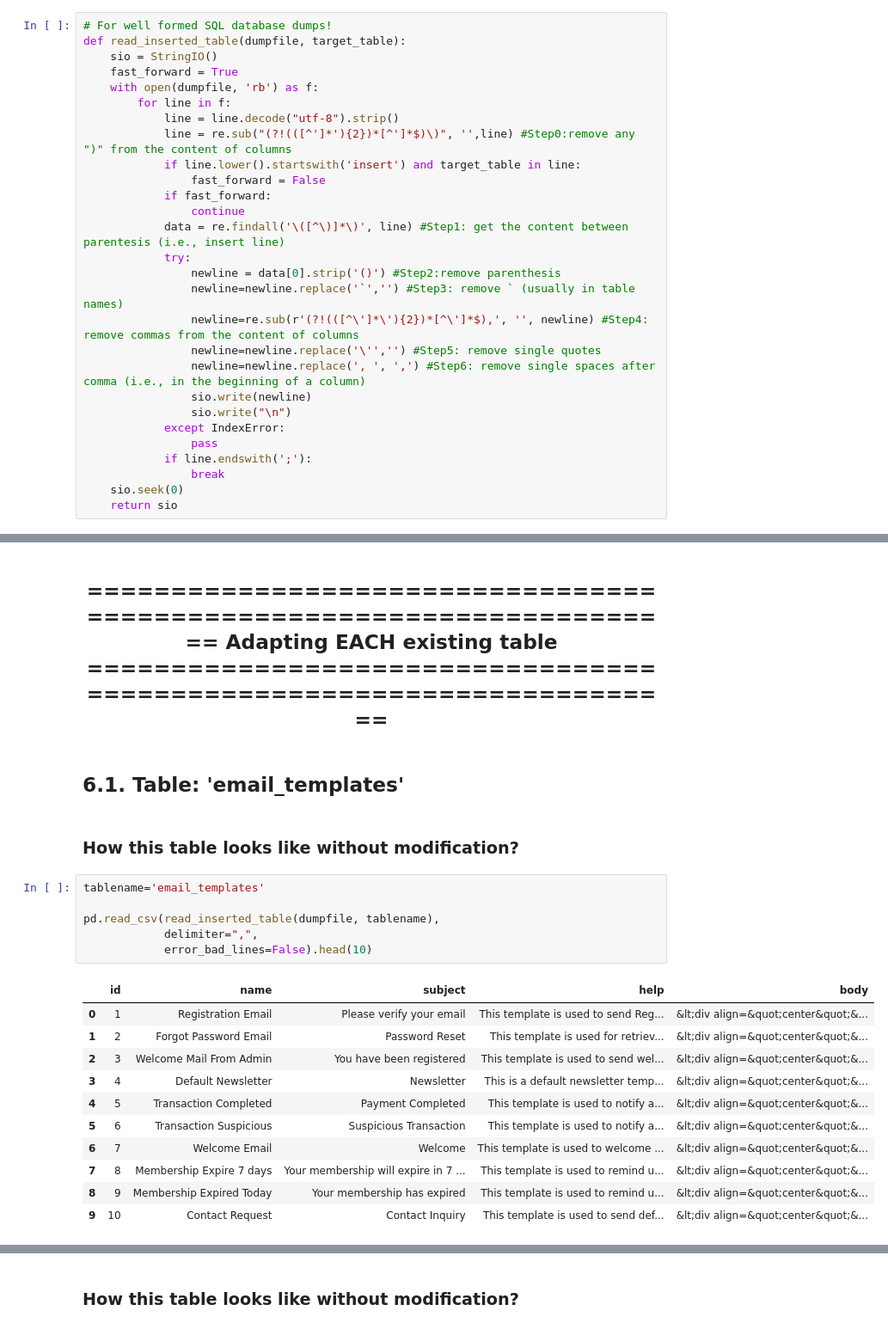
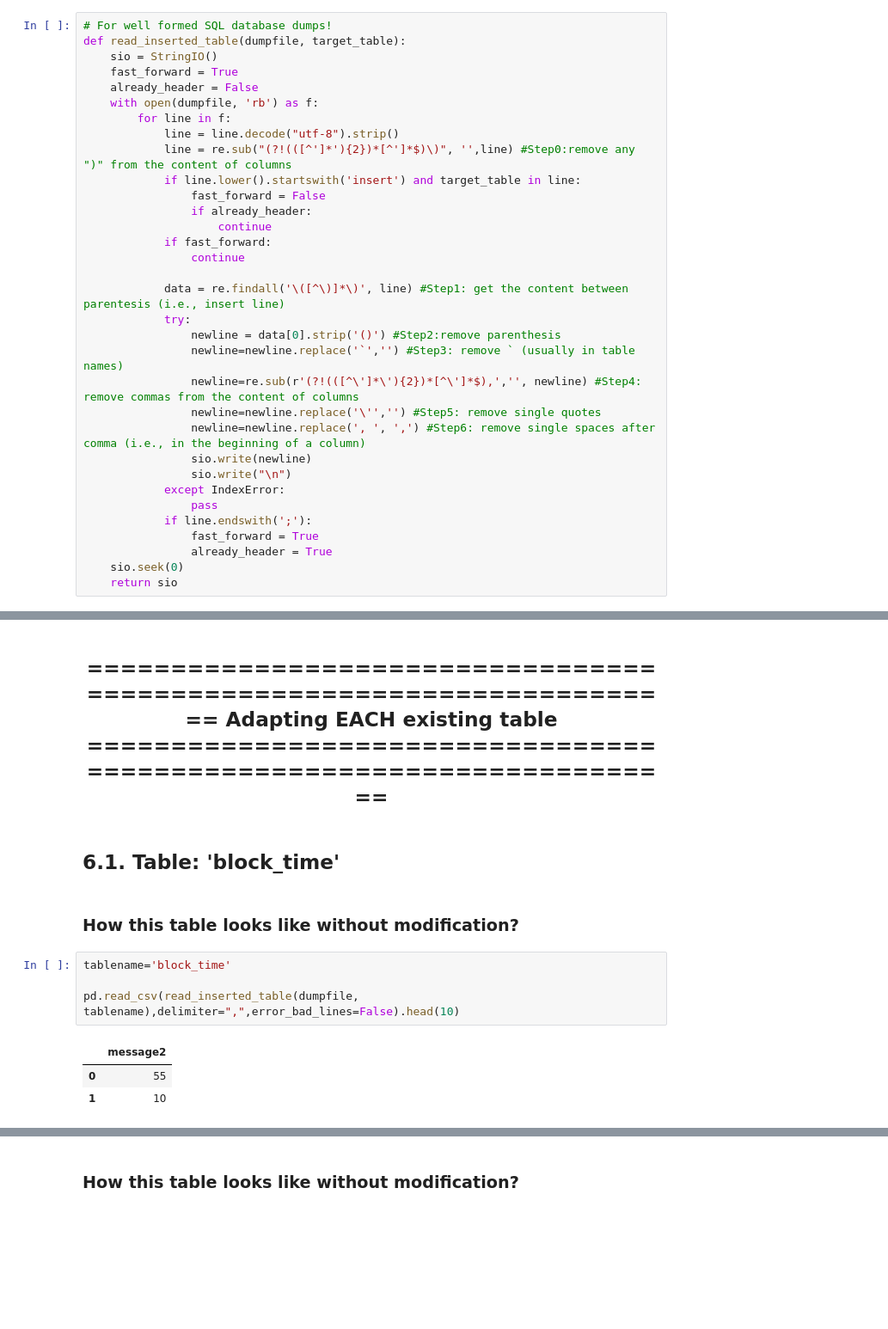
Before and after one commit to jjsantanna/booter_dbs_analyses, a Jupyter notebook: case_studies/xrhostbooter/analysis_xrhostbooter.ipynb, the cells around one changed output, grey strips where cells are left out. Shown at 86% size. Drawn from its saved outputs; the diff is of its cells as text; blank space fills up the shorter version.

```diff
--- a/case_studies/xrhostbooter/analysis_xrhostbooter.ipynb
+++ b/case_studies/xrhostbooter/analysis_xrhostbooter.ipynb
@@ -111,19 +111,23 @@ Additional functions
 def read_inserted_table(dumpfile, target_table):
     sio = StringIO()
     fast_forward = True
+    already_header = False
     with open(dumpfile, 'rb') as f:
         for line in f:
             line = line.decode("utf-8").strip()
             line = re.sub("(?!(([^']*'){2})*[^']*$)\)", '',line) #Step0:remove any ")" from the content of columns
             if line.lower().startswith('insert') and target_table in line:
                 fast_forward = False
+                if already_header:
+                    continue
             if fast_forward:
                 continue
+
             data = re.findall('\([^\)]*\)', line) #Step1: get the content between parentesis (i.e., insert line)
             try:
                 newline = data[0].strip('()') #Step2:remove parenthesis
                 newline=newline.replace('`','') #Step3: remove ` (usually in table names)
-                newline=re.sub(r'(?!(([^\']*\'){2})*[^\']*$),', '', newline) #Step4: remove commas from the content of columns
+                newline=re.sub(r'(?!(([^\']*\'){2})*[^\']*$),','', newline) #Step4: remove commas from the content of columns
                 newline=newline.replace('\'','') #Step5: remove single quotes
                 newline=newline.replace(', ', ',') #Step6: remove single spaces after comma (i.e., in the beginning of a column)
                 sio.write(newline)
@@ -131,6 +135,7 @@ def read_inserted_table(dumpfile, target_table):
             except IndexError:
                 pass
             if line.endswith(';'):
-                break
+                fast_forward = True
+                already_header = True
     sio.seek(0)
     return sio
@@ -207,26 +217,16 @@ def strip_insertintologs(text):
 Adapting EACH existing table
 ======================================================================</h2>
 # %% [markdown]
-## 6.1. Table: 'email_templates'
+## 6.1. Table: 'block_time'
 # %% [markdown]
 ### How this table looks like without modification?
 # %%
-tablename='email_templates'
+tablename='block_time'
 
-pd.read_csv(read_inserted_table(dumpfile, tablename),
-            delimiter=",",
-            error_bad_lines=False).head(10)
+pd.read_csv(read_inserted_table(dumpfile, tablename),delimiter=",",error_bad_lines=False).head(10)
 # %% [output]
-|  | id | name | subject | help | body |
-| 0 | 1 | Registration Email | Please verify your email | This template is used to send Reg... | &lt;div align=&quot;center&quot;&... |
-| 1 | 2 | Forgot Password Email | Password Reset | This template is used for retriev... | &lt;div align=&quot;center&quot;&... |
-| 2 | 3 | Welcome Mail From Admin | You have been registered | This template is used to send wel... | &lt;div align=&quot;center&quot;&... |
-| 3 | 4 | Default Newsletter | Newsletter | This is a default newsletter temp... | &lt;div align=&quot;center&quot;&... |
-| 4 | 5 | Transaction Completed | Payment Completed | This template is used to notify a... | &lt;div align=&quot;center&quot;&... |
-| 5 | 6 | Transaction Suspicious | Suspicious Transaction | This template is used to notify a... | &lt;div align=&quot;center&quot;&... |
-| 6 | 7 | Welcome Email | Welcome | This template is used to welcome ... | &lt;div align=&quot;center&quot;&... |
-| 7 | 8 | Membership Expire 7 days | Your membership will expire in 7 ... | This template is used to remind u... | &lt;div align=&quot;center&quot;&... |
-| 8 | 9 | Membership Expired Today | Your membership has expired | This template is used to remind u... | &lt;div align=&quot;center&quot;&... |
-| 9 | 10 | Contact Request | Contact Inquiry | This template is used to send def... | &lt;div align=&quot;center&quot;&... |
+|  | message2 |
+| 0 | 55 |
+| 1 | 10 |
 # %% [markdown]
 #### Q1: Is this table different from other previous loaded table? YES
```
Also changed, not shown: parts of 137 cells of this notebook, 5 other files.
